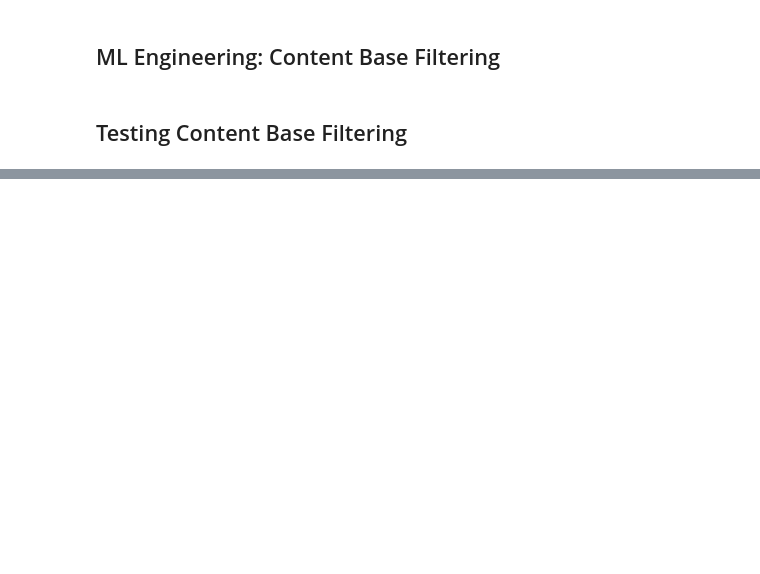
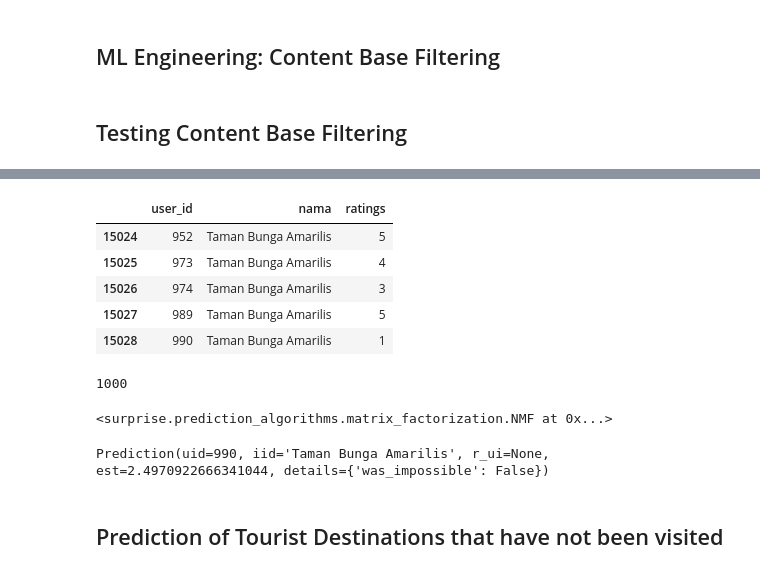
Before and after one commit to brianadit24/RecSysTourist, a Jupyter notebook: RecSys_Tourist_on_Jogja.ipynb, the cells around one changed output, grey strips where cells are left out. Cells and saved outputs as stored; diff of their text form; code cells hidden in the pictures; blank space fills up the shorter version.

```diff
--- a/RecSys_Tourist_on_Jogja.ipynb
+++ b/RecSys_Tourist_on_Jogja.ipynb
@@ -9,7 +9,7 @@ import tensorflow as tf
 from sklearn.preprocessing import MinMaxScaler
 # %%
 rating = pd.read_csv('ratings.csv')
-destination = pd.read_csv('dataset.csv', index_col='index')
+destination = pd.read_csv('dataset.csv')
 # %% [markdown]
 # Dataset Info
 # %%
@@ -236,0 +241,18 @@ conrecsys.recommend(4) # Keraton Jogja
+# %%
+dest_rating = pd.merge(rating, destination, on='index')
+cols = ['index', 'vote_average', 'vote_count', 'type', 'htm_weekday', 'htm_weekend', 'latitude', 'longitude', 'description']
+dest_rating.drop(cols, axis=1, inplace=True)
+# dest_rating.sort_values("user_id", inplace=True)
+dest_rating = dest_rating[['user_id', 'nama', 'ratings']]
+dest_rating.tail()
+# %% [output]
+|  | user_id | nama | ratings |
+| 15024 | 952 | Taman Bunga Amarilis | 5 |
+| 15025 | 973 | Taman Bunga Amarilis | 4 |
+| 15026 | 974 | Taman Bunga Amarilis | 3 |
+| 15027 | 989 | Taman Bunga Amarilis | 5 |
+| 15028 | 990 | Taman Bunga Amarilis | 1 |
+# %%
+dest_rating['user_id'].nunique()
+# %% [output]
+1000
@@ -236,0 +262,11 @@ conrecsys.recommend(4) # Keraton Jogja
+# %%
+model = NMF()
+model.fit(trainset)
+# %% [output]
+<surprise.prediction_algorithms.matrix_factorization.NMF at 0x...>
+# %%
+model.predict(990, "Taman Bunga Amarilis")
+# %% [output]
+Prediction(uid=990, iid='Taman Bunga Amarilis', r_ui=None, est=2.4970922666341044, details={'was_impossible': False})
+# %% [markdown]
+## Prediction of Tourist Destinations that have not been visited
```
Also changed, not shown: parts of 20 cells of this notebook.
